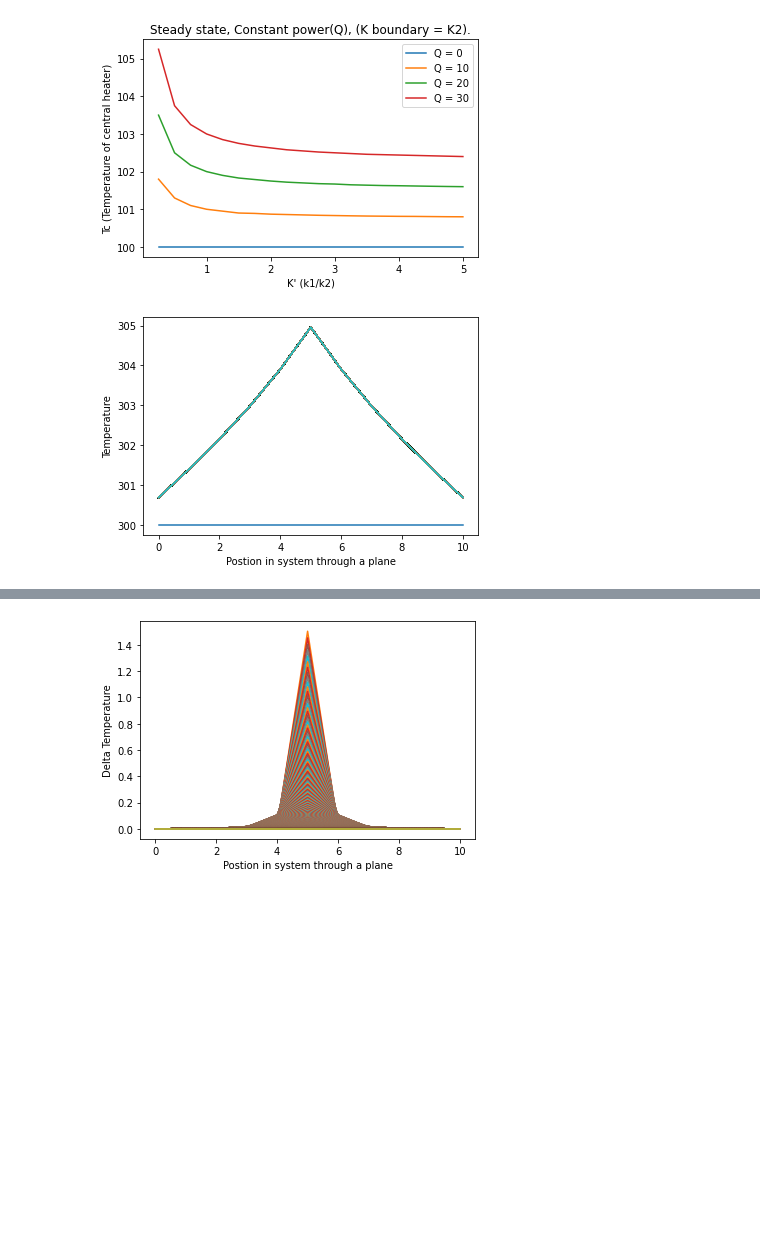
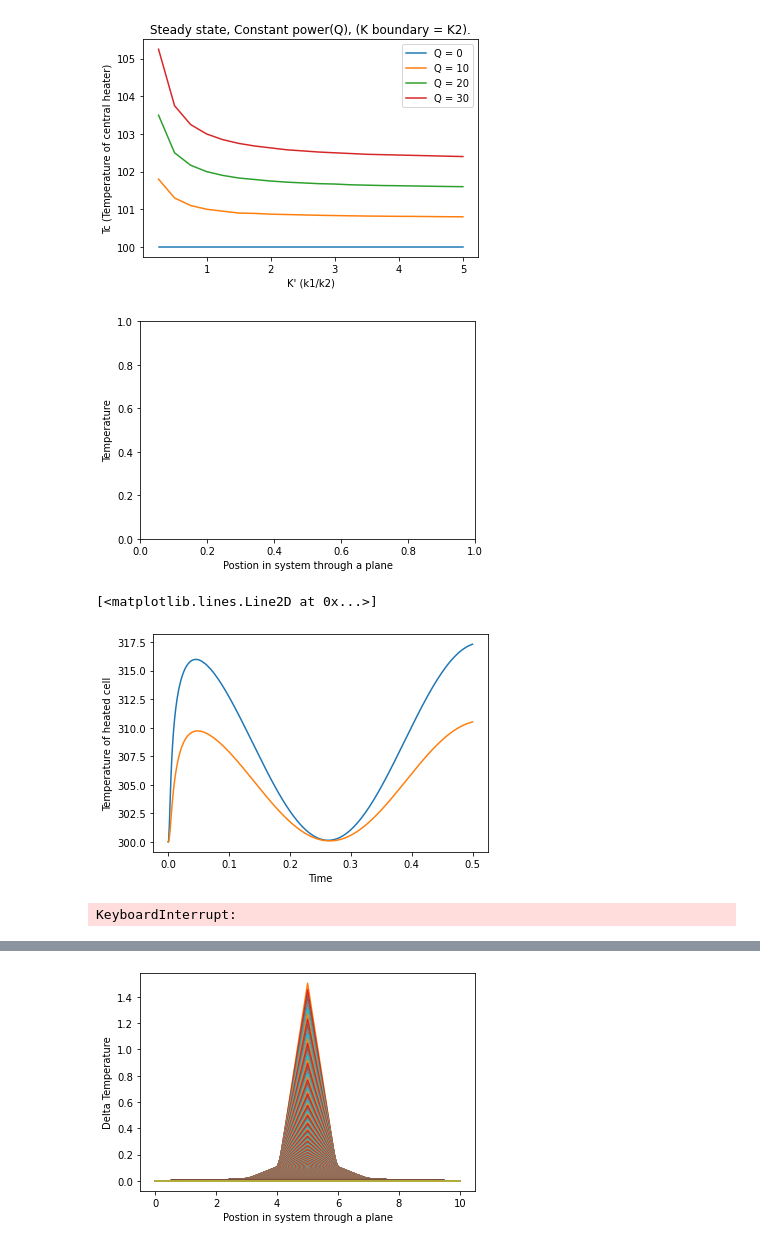
Before and after one commit to ExeQuantCode/HeatFlow, a Jupyter notebook: Plotting.ipynb, the cells around one changed output, grey strips where cells are left out. Cells and saved outputs as stored; diff of their text form; code cells hidden in the pictures; blank space fills up the shorter version.

```diff
--- a/Plotting.ipynb
+++ b/Plotting.ipynb
@@ -158,18 +158,49 @@ plt.legend()
 # %% [output]
 <matplotlib.legend.Legend at 0x...>
 [figure]
+# %%
+import matplotlib.pyplot as plt
+import numpy as np
+
+# Read the file and extract the data
+data = np.loadtxt('/home/links/hm556/DCoding/DGitLab/DProject/outputs/Temperature.txt')
+
+# Get the number of rows and columns in the data
+num_rows, num_cols = data.shape
+T6 = []
+T9 = []
+time = np.arange(0, 0.00001*50000, 0.00001)
+# Plot each line of the data
+for i in range(num_rows):
+    T6.append(data[i, 6])
+    T9.append(data[i, 9])
+    # plt.plot(data[i, 1:], label=f'Line {i+1}')
+
+# Add labels and legend
+plt.xlabel('Postion in system through a plane')
+plt.ylabel('Temperature')
+# plt.legend()
+
+# Show the plot
+plt.show()
+plt.xlabel('Time')
+plt.ylabel('Temperature of heated cell')
+plt.plot(time,T6)
+plt.plot(time,T9)
+# %% [output]
+[figure, added]
+[<matplotlib.lines.Line2D at 0x...>]
+[figure, added]
 # %%
-import matplotlib.pyplot as plt
-import numpy as np
-
 # Read the file and extract the data
-data = np.loadtxt('/home/links/hm556/DCoding/DGitLab/DProject/outputs/Temperature.txt')
+data = np.loadtxt('/home/links/hm556/DCoding/DGitLab/DProject/outputs/Power.txt')
 
 # Get the number of rows and columns in the data
 num_rows, num_cols = data.shape
-
+time = np.arange(0, 0.00001*50000, 0.00001)
 # Plot each line of the data
 for i in range(num_rows):
+
     plt.plot(data[i, 1:], label=f'Line {i+1}')
 
 # Add labels and legend
@@ -180,4 +211,4 @@ plt.ylabel('Temperature')
 # Show the plot
 plt.show()
 # %% [output]
-[figure, removed]
+KeyboardInterrupt:
```
Also changed, not shown: parts of 8 cells of this notebook, 13 other files.
